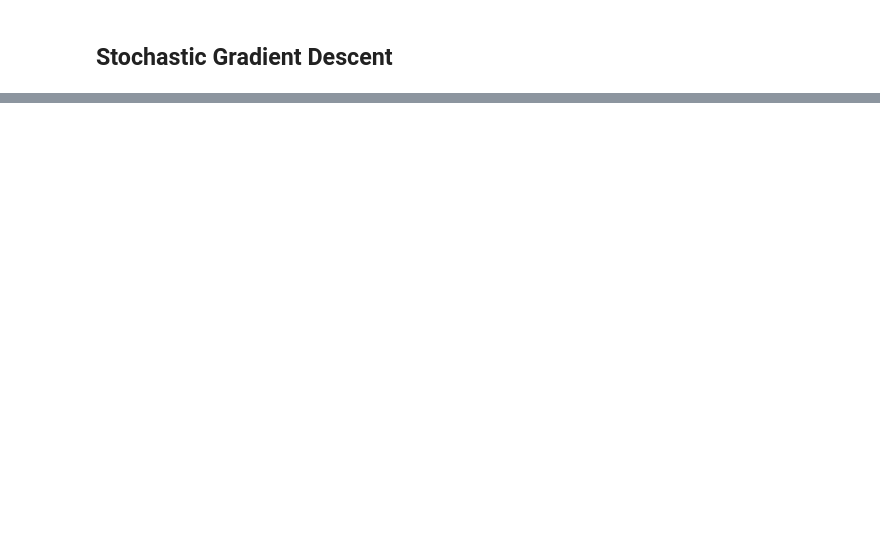
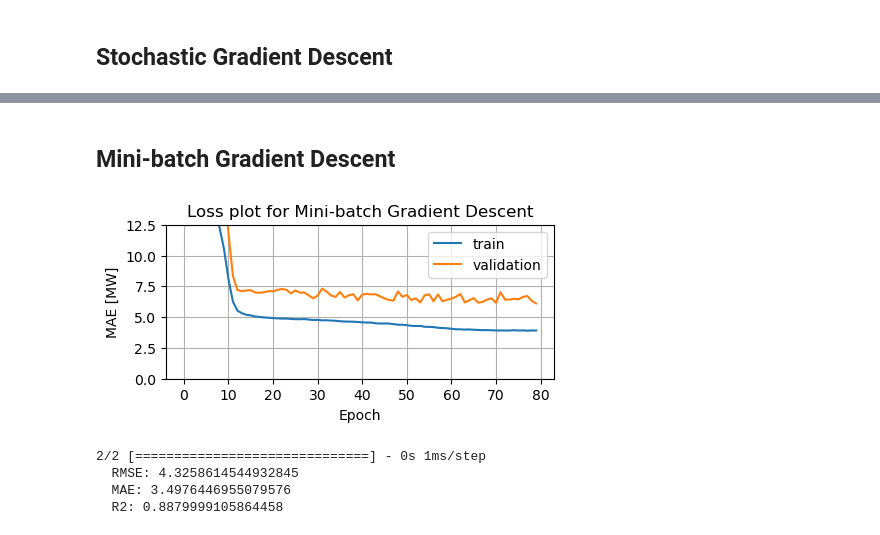
Before and after one commit to CasperAntonPoulsen/StatisticsProject, a Jupyter notebook: MLP_regressor.ipynb, the cells around one changed output, grey strips where cells are left out. Cells and saved outputs as stored; diff of their text form; code cells hidden in the pictures; blank space fills up the shorter version.

```diff
--- a/MLP_regressor.ipynb
+++ b/MLP_regressor.ipynb
@@ -140,0 +282,43 @@ print("  R2: %s" % r2)
+# %% [markdown]
+## Mini-batch Gradient Descent
+# %%
+tf.keras.utils.set_random_seed(1)
+
+def build_and_compile_model_MGD(norm):
+  model = keras.Sequential([
+      norm,
+      layers.Dense(32, activation='relu'),
+      layers.Dense(16, activation='relu'),
+      layers.Dense(1)
+  ])
+
+  model.compile(loss='mean_absolute_error',
+                optimizer=tf.keras.optimizers.experimental.SGD(0.01))
+  return model
+
+dnn_windspeed_model_MGD = build_and_compile_model_MGD(windspeed_normalizer)
+
+power_MGD = dnn_windspeed_model_MGD.fit(
+    train_X['Speed'],
+    train_y,
+    validation_split=0.2,
+    verbose=0,
+    epochs=80,
+    batch_size = 32, # this is the default value
+    # steps_per_epoch # when commented out and set to default value it calculated = (batch_size / len(df)).
+    )
+
+plot_loss(power_MGD, "Loss plot for Mini-batch Gradient Descent")
+
+predictions = dnn_windspeed_model_MGD.predict(test_X["Speed"])
+(rmse, mae, r2) = eval_metrics(test_y, predictions)
+print("  RMSE: %s" % rmse)
+print("  MAE: %s" % mae)
+print("  R2: %s" % r2)
+%timeit
+# %% [output]
+[figure, added]
+2/2 [==============================] - 0s 1ms/step
+  RMSE: 4.3258614544932845
+  MAE: 3.4976446955079576
+  R2: 0.8879999105864458
```
Also changed, not shown: parts of 23 cells of this notebook.
